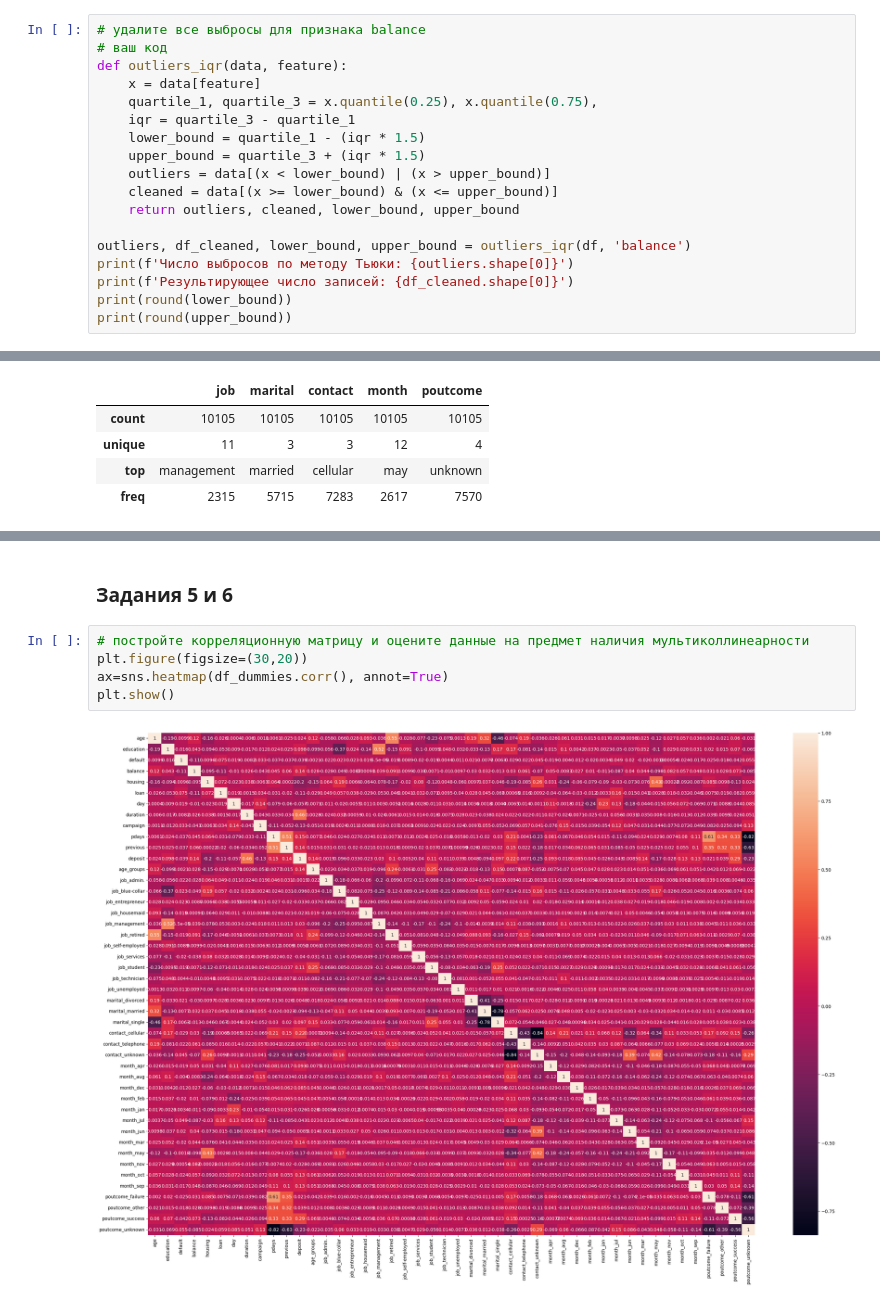
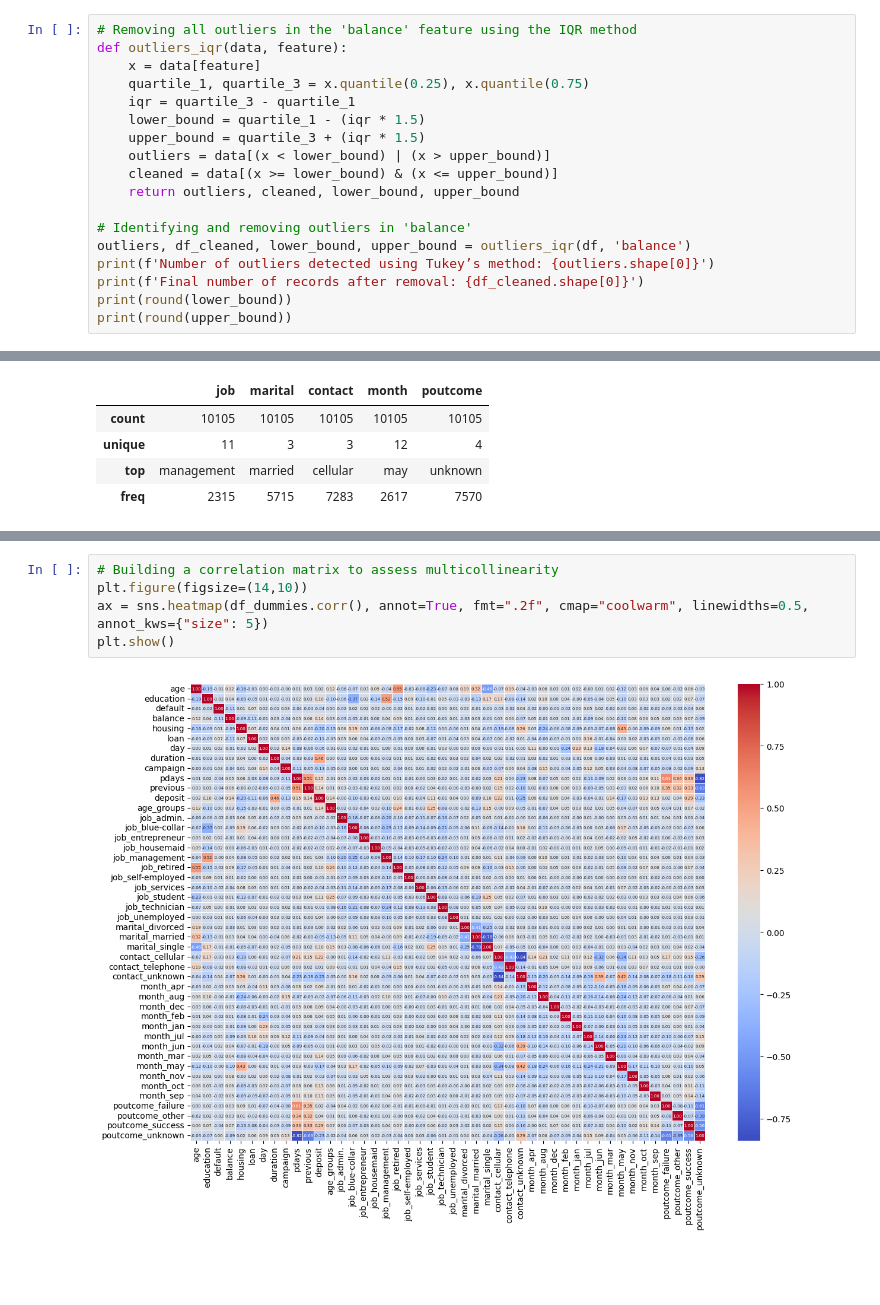
Before and after one commit to AndKober/Project_4, a Jupyter notebook: Project_4_ML.ipynb, the cells around one changed output, grey strips where cells are left out. Cells and saved outputs as stored; diff of their text form; blank space fills up the shorter version.

```diff
--- a/Project_4_ML.ipynb
+++ b/Project_4_ML.ipynb
@@ -131,9 +138,8 @@ print(round(df[(df['education']==df['education'].mode().to_frame()['education'].
 # %%
-# удалите все выбросы для признака balance
-# ваш код
+# Removing all outliers in the 'balance' feature using the IQR method
 def outliers_iqr(data, feature):
     x = data[feature]
-    quartile_1, quartile_3 = x.quantile(0.25), x.quantile(0.75),
+    quartile_1, quartile_3 = x.quantile(0.25), x.quantile(0.75)
     iqr = quartile_3 - quartile_1
     lower_bound = quartile_1 - (iqr * 1.5)
     upper_bound = quartile_3 + (iqr * 1.5)
@@ -141,9 +147,10 @@ def outliers_iqr(data, feature):
     cleaned = data[(x >= lower_bound) & (x <= upper_bound)]
     return outliers, cleaned, lower_bound, upper_bound
 
+# Identifying and removing outliers in 'balance'
 outliers, df_cleaned, lower_bound, upper_bound = outliers_iqr(df, 'balance')
-print(f'Число выбросов по методу Тьюки: {outliers.shape[0]}')
-print(f'Результирующее число записей: {df_cleaned.shape[0]}')
+print(f'Number of outliers detected using Tukey’s method: {outliers.shape[0]}')
+print(f'Final number of records after removal: {df_cleaned.shape[0]}')
 print(round(lower_bound))
 print(round(upper_bound))
 # %% [output]
@@ -475,12 +479,10 @@ Data columns (total 46 columns):
  45  poutcome_unknown   10105 non-null  bool
 dtypes: bool(33), float64(1), int32(2), int64(10)
 memory usage: 1.3 MB
-# %% [markdown]
-### Задания 5 и 6
 # %%
-# постройте корреляционную матрицу и оцените данные на предмет наличия мультиколлинеарности
-plt.figure(figsize=(30,20))
-ax=sns.heatmap(df_dummies.corr(), annot=True)
+# Building a correlation matrix to assess multicollinearity
+plt.figure(figsize=(14,10))
+ax = sns.heatmap(df_dummies.corr(), annot=True, fmt=".2f", cmap="coolwarm", linewidths=0.5, annot_kws={"size": 5})
 plt.show()
 # %% [output]
-[figure, old version]
+[figure, new version]
```
Also changed, not shown: parts of 67 cells of this notebook.
